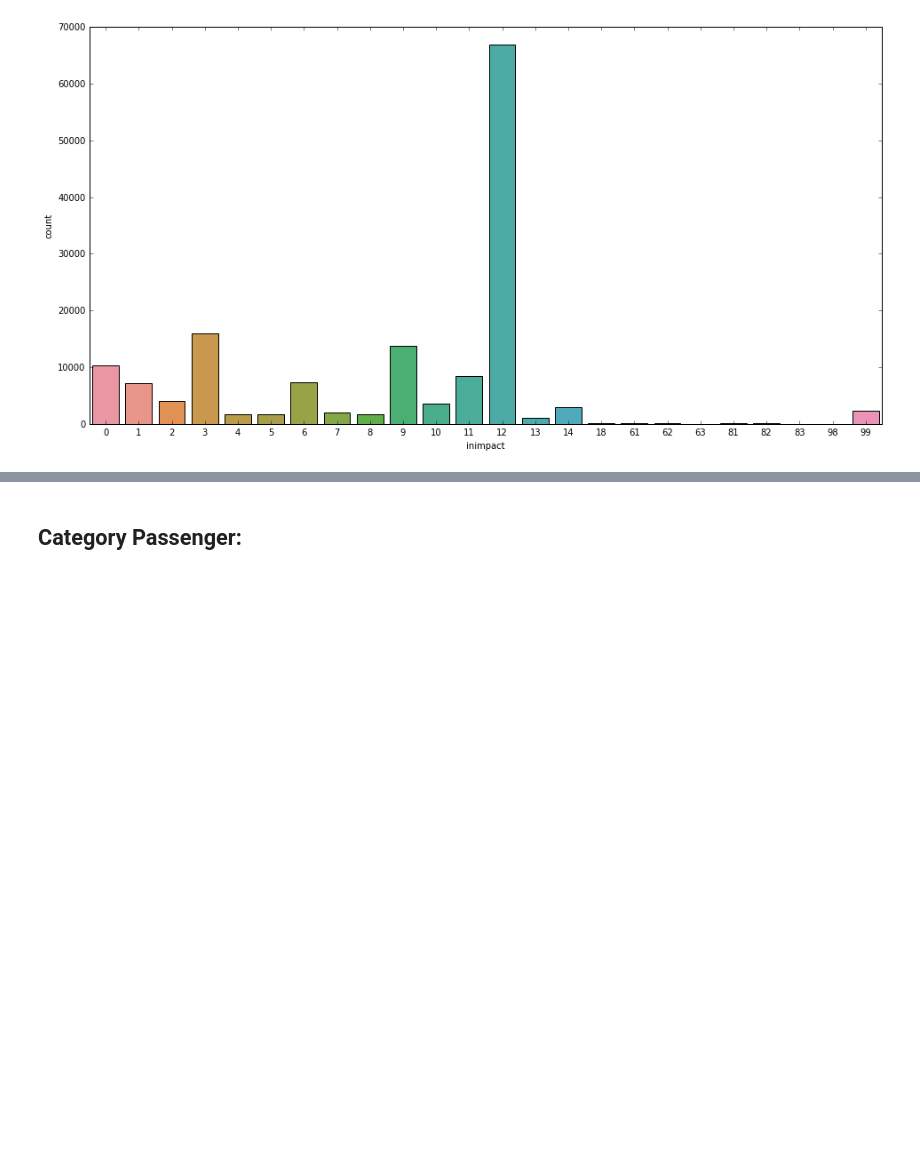
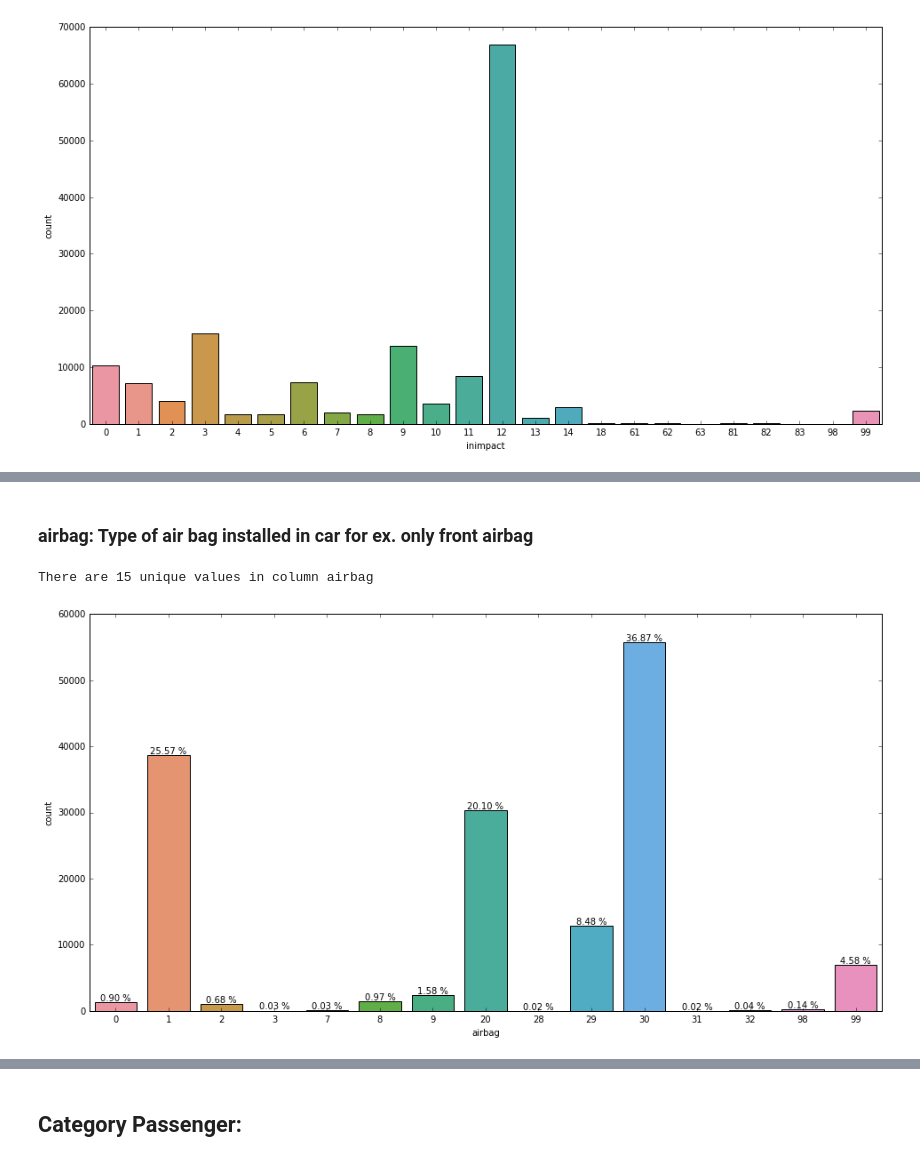
Before and after one commit to sohaibomr/data_analysis-FARS, a Jupyter notebook: eda_fars.ipynb, the cells around one changed output, grey strips where cells are left out. Cells and saved outputs as stored; diff of their text form; code cells hidden in the pictures; blank space fills up the shorter version.

Commit message:
added images

```diff
--- a/eda_fars.ipynb
+++ b/eda_fars.ipynb
@@ -42,8 +42,12 @@ def count_plot(column, axis, df, percent):
     if percent == 'show' and axis != 'y':
         for p in ax.patches:
             height=p.get_height()
-            percent = (height*100)/totalrows
+            percent = (height*100)/total_rows
             ax.text((p.get_x() + p.get_width()/2), p.get_height()+250, '{:1.2f} %'.format(percent), ha='center')
+
+def show_unique(column, df):
+
+    print "There are {} unique values in column {}\n".format(str(len(df[column].unique())), column)
 # %% [markdown]
 ## File Structure
 # %%
@@ -124,0 +135,8 @@ ax = sns.countplot(x='inimpact', data=inimpact_df)
+# %% [markdown]
+### airbag: Type of air bag installed in car for ex. only front airbag
+# %%
+show_unique('airbag', data)
+count_plot('airbag', 'x', data, 'show')
+# %% [output]
+There are 15 unique values in column airbag
+[figure, added]
```
Also changed, not shown: parts of 9 cells of this notebook, 9 other files.
